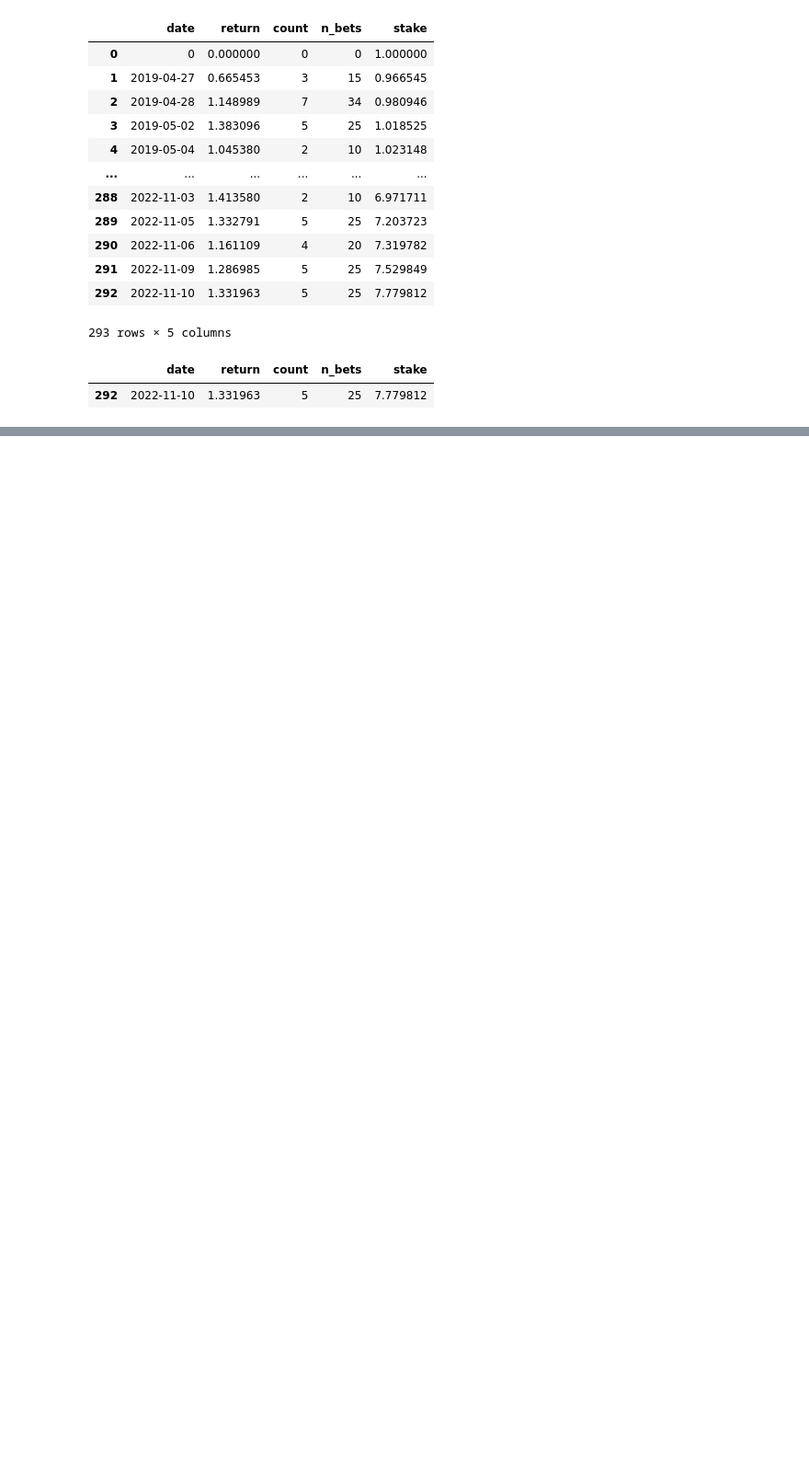
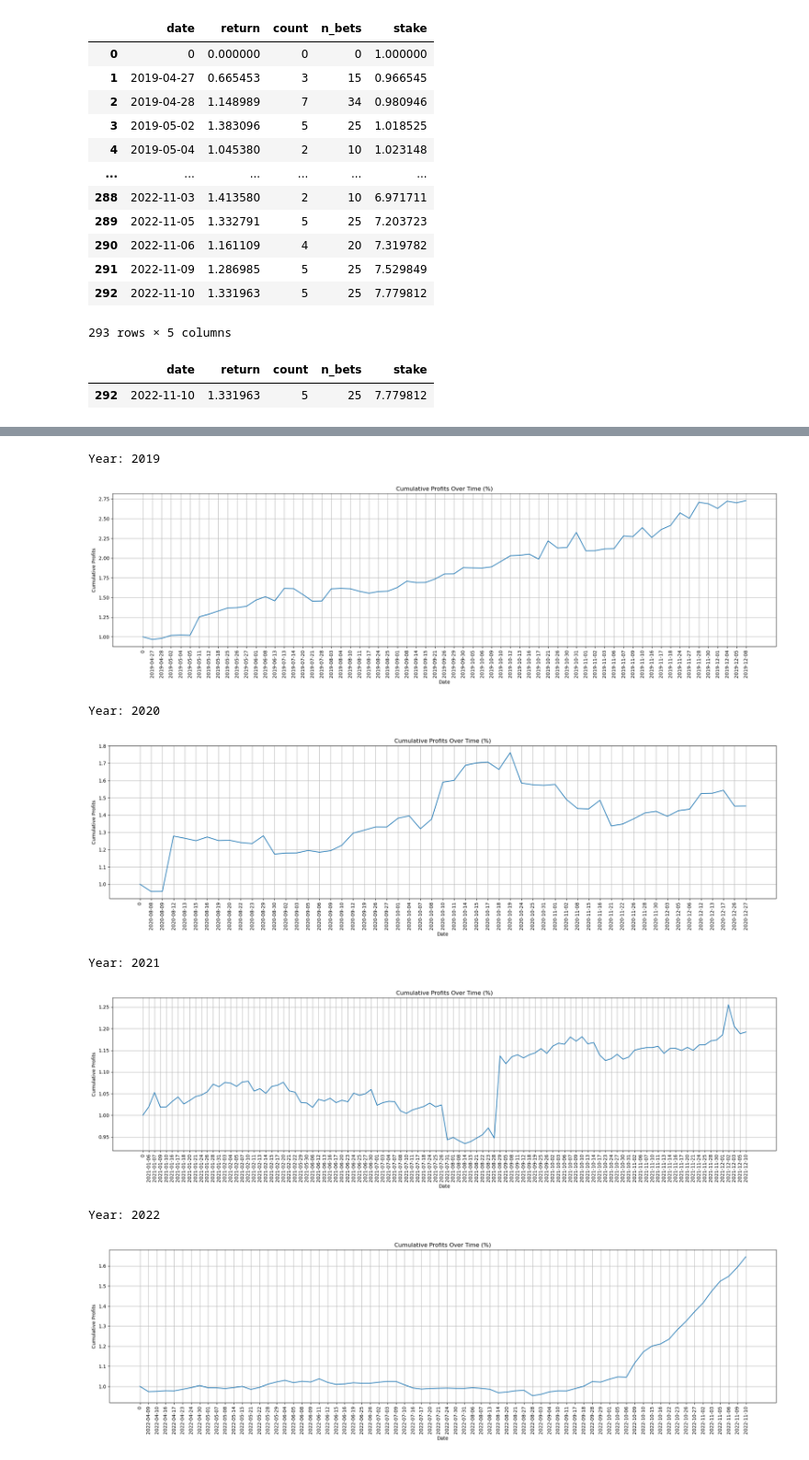
Before and after one commit to MarcosAugusto47/soccer-betting-strategy, a Jupyter notebook: notebook_plot.ipynb, the cells around one changed output, grey strips where cells are left out. Shown: that part at 92% size. Saved outputs shown, nothing was run; the diff lists cells and outputs as text; code cells hidden in the pictures; blank space fills up the shorter version.

```diff
--- a/notebook_plot.ipynb
+++ b/notebook_plot.ipynb
@@ -171,9 +181,11 @@ for i in track_record['return']:
 # %%
-my_df = pd.DataFrame({'date': ['0'] + list(track_record.datetime),
-                      'return': [0] + list(track_record['return']),
-                      'count': [0] + list(track_record['count']),
-                      'n_bets': [0] + list(track_record.n_bets),
-                      'stake':stake})
+def build_plot_df(df, stake):
+    return pd.DataFrame({'date': ['0'] + list(df.datetime),
+                        'return': [0] + list(df['return']),
+                        'count': [0] + list(df['count']),
+                        'n_bets': [0] + list(df.n_bets),
+                        'stake':stake})
+my_df = build_plot_df(track_record, stake)
 my_df
 # %% [output]
 |  | date | return | count | n_bets | stake |
@@ -195,13 +207,14 @@ my_df[my_df.stake == my_df.stake.max()]
 |  | date | return | count | n_bets | stake |
 | 292 | 2022-11-10 | 1.331963 | 5 | 25 | 7.779812 |
 # %%
-# Create a line plot
-plt.figure(figsize=(20, 6))
-plt.plot(['0'] + list(track_record.datetime), stake, linestyle='-')
-plt.title('Cumulative Profits Over Time (%)')
-plt.xlabel('Date')
-plt.ylabel('Cumulative Profits')
-plt.xticks(rotation=90)
-plt.grid(True)
-plt.tight_layout()
-plt.show()
+def plot_strategy(df):
+    # Create a line plot
+    plt.figure(figsize=(20, 6))
+    plt.plot(['0'] + list(df.datetime), stake, linestyle='-')
+    plt.title('Cumulative Profits Over Time (%)')
+    plt.xlabel('Date')
+    plt.ylabel('Cumulative Profits')
+    plt.xticks(rotation=90)
+    plt.grid(True)
+    plt.tight_layout()
+    plt.show()
@@ -209,0 +225,3 @@ plt.show()
+# %%
+track_record.loc[:, 'year'] = track_record['datetime'].apply(lambda x: x[:4])
+track_record
@@ -209,0 +247,16 @@ plt.show()
+# %%
+for year in track_record.year.unique():
+    print(f"Year: {year}")
+    df = track_record[track_record['year']==year]
+    stake = compute_stake(df)
+    my_df = build_plot_df(df, stake)
+    plot_strategy(df)
+# %% [output]
+Year: 2019
+[figure, added]
+Year: 2020
+[figure, added]
+Year: 2021
+[figure, added]
+Year: 2022
+[figure, added]
```
Also changed, not shown: parts of 9 cells of this notebook, 1 other file.
